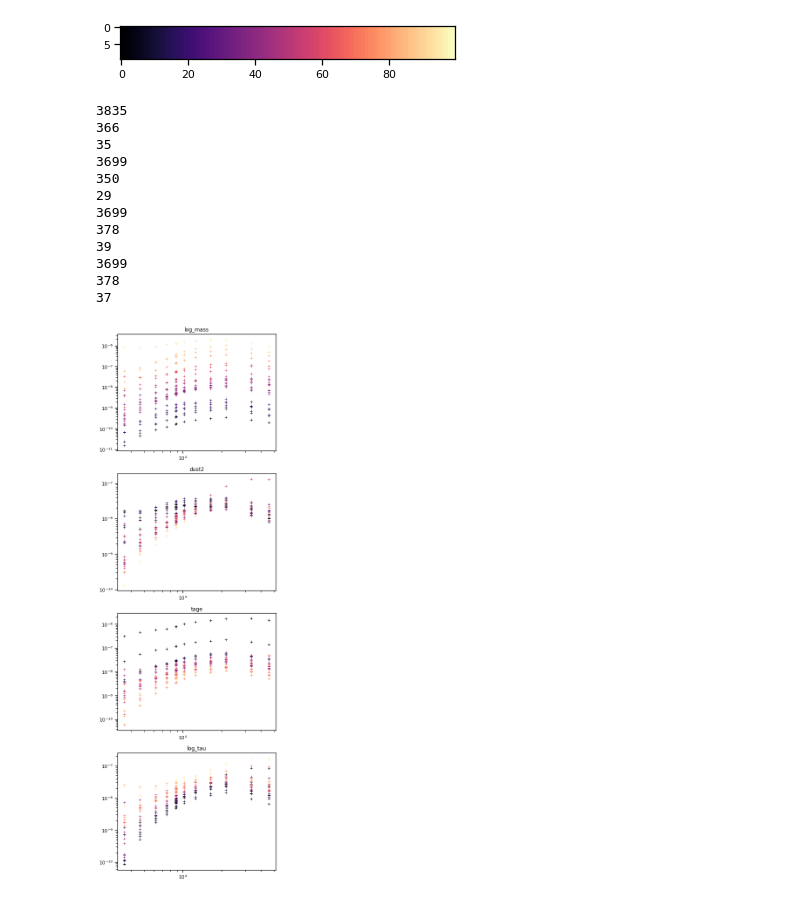
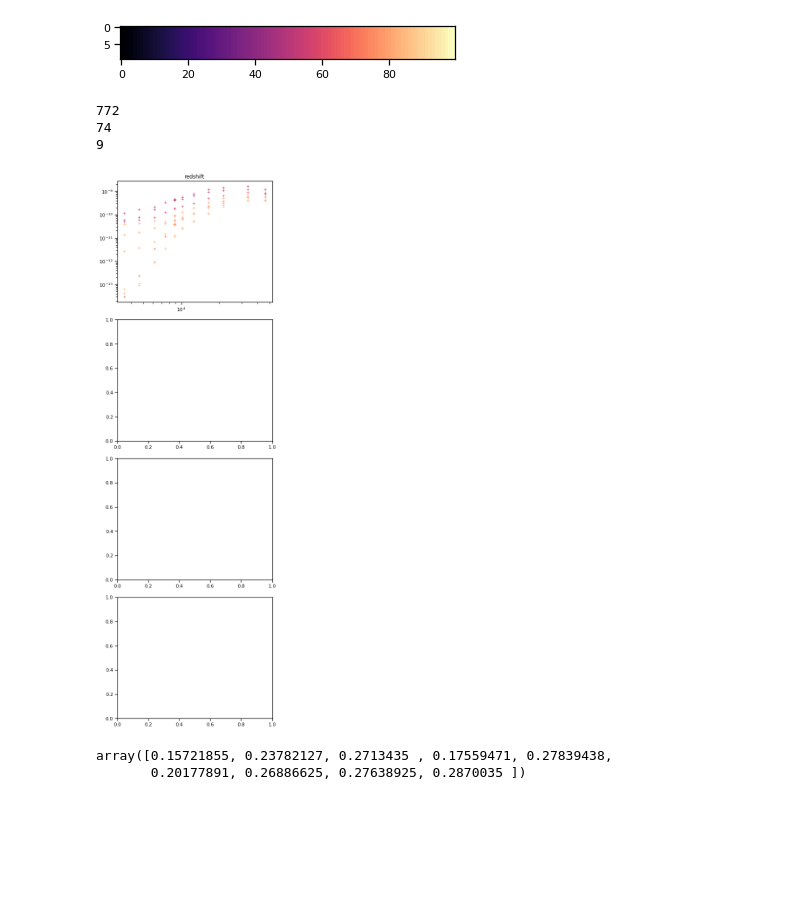
Before and after one commit to mwalmsley/agnfinder, a Jupyter notebook: notebooks/gridding_forward_model/grid_verification.ipynb, the cells around one changed output. Cells and saved outputs as stored; diff of their text form; code cells hidden in the pictures; blank space fills up the shorter version.

```diff
--- a/notebooks/gridding_forward_model/grid_verification.ipynb
+++ b/notebooks/gridding_forward_model/grid_verification.ipynb
@@ -35,0 +40,3 @@ with h5py.File(grid_loc, 'r') as f:
+# %%
+grid_loc = 'data/cubes/photometry_simulation_10000n_z_0p3000_to_0p7000.hdf5'
+param_names, norm_theta, theta, simulated_y, wavelengths = load_grid(grid_loc)
@@ -35,0 +87,20 @@ with h5py.File(grid_loc, 'r') as f:
+# %%
+
+grid_locs = glob.glob('data/cubes/photometry_simulation_10000n_*.hdf5')
+assert grid_locs
+
+norm_theta_list = []
+theta_list = []
+simulated_y_list = []
+wavelengths_list = []
+
+for grid_loc in grid_locs:
+    param_names, norm_theta, theta, simulated_y, wavelengths = load_grid(grid_loc)
+    norm_theta_list.append(norm_theta)
+    theta_list.append(theta)
+    simulated_y_list.append(simulated_y)
+    wavelengths_list.append(wavelengths)
+# %%
+norm_theta = np.concatenate(norm_theta_list, axis=0)
+theta = np.concatenate(theta_list, axis=0)
+simulated_y = np.concatenate(simulated_y_list, axis=0)
@@ -77,7 +154,7 @@ for n in range(n_traces):  # first n
 # %% [markdown]
 ### Coloring by one parameter
 # %%
-selection_mask = (theta[:, 4] < 10 ** -2) & (theta[:, 6] < 10 ** -2)  # only galaxies without AGN
+selection_mask = (theta[:, 5] < 10 ** -2) & (theta[:, 7] < 10 ** -2)  # only galaxies without AGN
 theta_selected = theta[selection_mask]
 norm_theta_selected = norm_theta[selection_mask]
 photometry_selected = simulated_y[selection_mask]
@@ -117,37 +194,35 @@ plt.imshow([np.linspace(0, 1, 100) for n in range(10)], cmap=cm.magma)
 # %%
 # really though, we want to fix *everything else*
 n_galaxy_params = 4
 fig, axes = plt.subplots(nrows=n_galaxy_params, figsize=(6, 18))
 n_traces = 25
-for param_n in range(n_galaxy_params):
+# for param_n in range(n_galaxy_params):
+for param_n in range(1):
     selection_mask = np.ones(len(photometry_selected)).astype(bool)
     for n in range(n_galaxy_params):
         if n is not param_n:
             new_filter = np.array([(norm_theta_selected[:, n] > 0.45) & (norm_theta_selected[:, n] < 0.55)]).squeeze()
             selection_mask = selection_mask & new_filter
             print(selection_mask.sum())
     assert selection_mask.any()
     photometry_else_fixed = photometry_selected[selection_mask]
     norm_theta_else_fixed = norm_theta_selected[selection_mask]
     for n in range(min(n_traces, len(photometry_else_fixed))):
         ax = axes[param_n]
-        ax.loglog(wavelengths, photometry_else_fixed[n], marker='+', color=cm.magma(norm_theta_else_fixed[n, param_n]), linestyle='')
+#         ax.loglog(wavelengths, photometry_else_fixed[n], marker='+', color=cm.magma(norm_theta_else_fixed[n, param_n]), linestyle='')
+        ax.loglog(wavelengths, photometry_else_fixed[n], marker='+', color=cm.magma(norm_theta_else_fixed[n, param_n] * 3.), linestyle='')
         ax.set_title(param_names[param_n])
     fig.tight_layout()
 # %% [output]
-3835
-366
-35
-3699
-350
-29
-3699
-378
-39
-3699
-378
-37
+772
+74
+9
-[figure, old version]
+[figure, new version]
+# %%
+norm_theta_else_fixed[:, 0]
+# %% [output]
+array([0.15721855, 0.23782127, 0.2713435 , 0.17559471, 0.27839438,
+       0.20177891, 0.26886625, 0.27638925, 0.2870035 ])
 # %%
 assert False
 # %%
```
Also changed, not shown: parts of 13 cells of this notebook, 6 other files.
